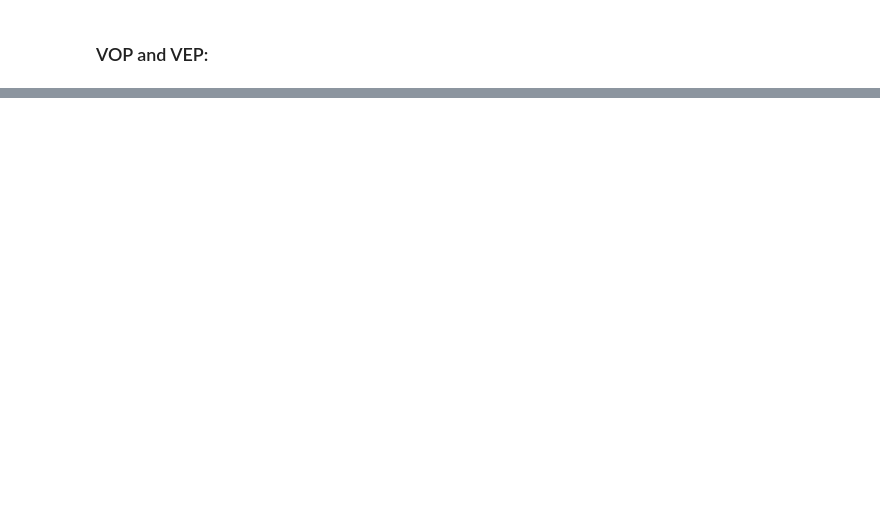
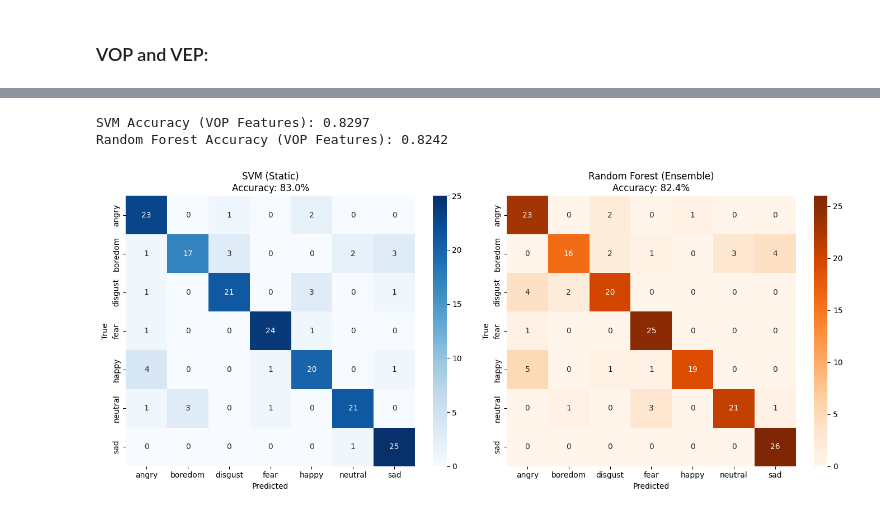
Before and after one commit to Nida05/ssp_project, a Jupyter notebook: codes/mfcc.ipynb, the cells around one changed output, grey strips where cells are left out. Cells and saved outputs as stored; diff of their text form; code cells hidden in the pictures; blank space fills up the shorter version.

```diff
--- a/codes/mfcc.ipynb
+++ b/codes/mfcc.ipynb
@@ -1118,0 +1197,58 @@ angry — 12a02Wa.wav
+# %%
+# ============================================================
+# CLASSIFICATION & COMPARATIVE ANALYSIS
+# Compares SVM against Random Forest on the optimal VOP features
+# ============================================================
+import seaborn as sns
+import matplotlib.pyplot as plt
+from sklearn.metrics import accuracy_score, confusion_matrix
+from sklearn.preprocessing import StandardScaler
+
+# --- THE FIX: Use your teammate's 85% feature set directly ---
+X_train, X_test, y_train, y_test = train_test_split(X_fused_vopvep, y_encoded, test_size=0.2, random_state=42, stratify=y_encoded)
+
+scaler = StandardScaler()
+X_train_scaled = scaler.fit_transform(X_train)
+X_test_scaled = scaler.transform(X_test)
+
+# 1. Baseline Model: SVM (Should hit ~85% like your teammate saw)
+svm_model = SVC(kernel='rbf', C=10, gamma='scale')
+svm_model.fit(X_train_scaled, y_train)
+svm_preds = svm_model.predict(X_test_scaled)
+svm_acc = accuracy_score(y_test, svm_preds)
+
+# 2. Advanced Model: Random Forest
+rf_model = RandomForestClassifier(n_estimators=200, max_depth=15, random_state=42, class_weight='balanced')
+rf_model.fit(X_train_scaled, y_train)
+rf_preds = rf_model.predict(X_test_scaled)
+rf_acc = accuracy_score(y_test, rf_preds)
+
+print(f"SVM Accuracy (VOP Features): {svm_acc:.4f}")
+print(f"Random Forest Accuracy (VOP Features): {rf_acc:.4f}")
+
+# --- Plot the Comparative Confusion Matrices ---
+fig, axes = plt.subplots(1, 2, figsize=(14, 6))
+
+try:
+    emotions_decoded = le.inverse_transform(np.unique(y_encoded))
+except NameError:
+    emotions_decoded = np.unique(y_encoded)
+
+sns.heatmap(confusion_matrix(y_test, svm_preds), annot=True, fmt='d', cmap='Blues',
+            xticklabels=emotions_decoded, yticklabels=emotions_decoded, ax=axes[0])
+axes[0].set_title(f'SVM (Static)\nAccuracy: {svm_acc*100:.1f}%')
+axes[0].set_xlabel('Predicted')
+axes[0].set_ylabel('True')
+
+sns.heatmap(confusion_matrix(y_test, rf_preds), annot=True, fmt='d', cmap='Oranges',
+            xticklabels=emotions_decoded, yticklabels=emotions_decoded, ax=axes[1])
+axes[1].set_title(f'Random Forest (Ensemble)\nAccuracy: {rf_acc*100:.1f}%')
+axes[1].set_xlabel('Predicted')
+axes[1].set_ylabel('True')
+
+plt.tight_layout()
+plt.show()
+# %% [output]
+SVM Accuracy (VOP Features): 0.8297
+Random Forest Accuracy (VOP Features): 0.8242
+[figure, added]
```
Also changed, not shown: parts of 10 cells of this notebook, 2 other files.
